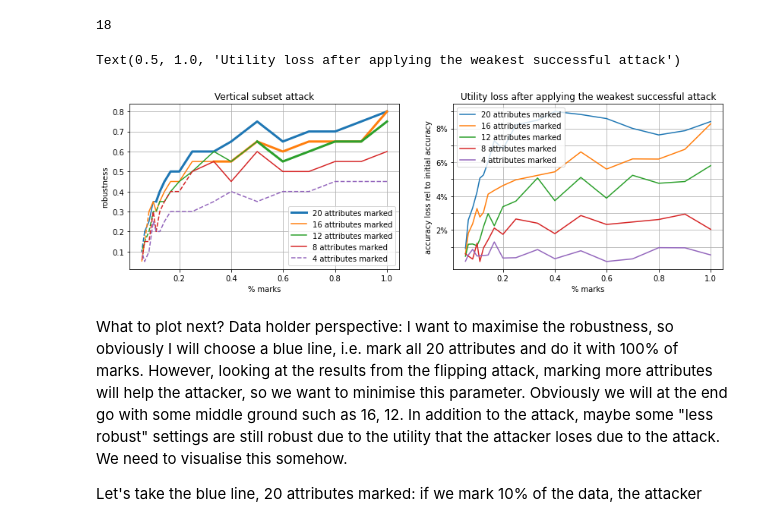
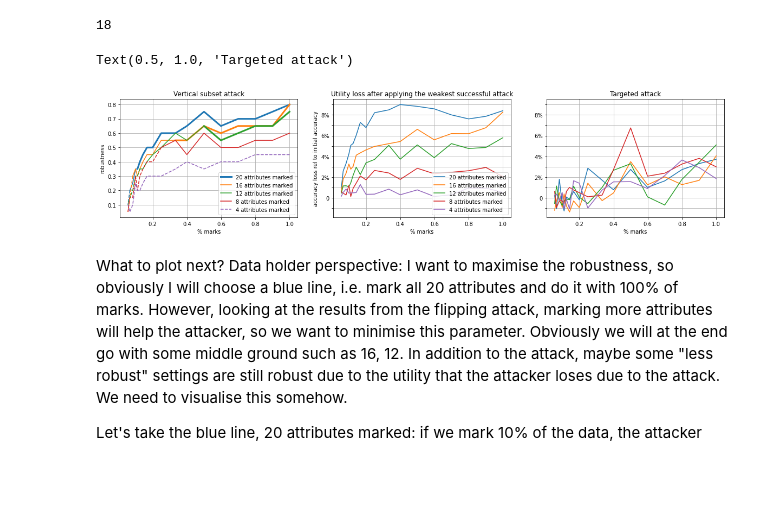
Before and after one commit to tanjascats/fingerprinting-toolbox, a Jupyter notebook: parameter_guidelines/UNECE_meeting/UNECE meeting 2021.ipynb, the cells around one changed output. Cells and saved outputs as stored; diff of their text form; code cells hidden in the pictures; blank space fills up the shorter version.

Commit message:
results from adapted horizontal (undersampling) and vertical (feat selection) attacks

```diff
--- a/parameter_guidelines/UNECE_meeting/UNECE meeting 2021.ipynb
+++ b/parameter_guidelines/UNECE_meeting/UNECE meeting 2021.ipynb
@@ -22,7 +22,7 @@ colors = prop_cycle.by_key()['color']
 ## Vertical subset attack
 # %%
 # load robustness results
-with open('parameter_guidelines/evaluation/german_credit/robustness_vertical_universal_c95_e100.pickle', 'rb') as infile:
+with open('parameter_guidelines/evaluation/german_credit/robustness_vertical_universal_c95_fpattr20_e100.pickle', 'rb') as infile:
     robustness_vertical_20attr = pickle.load(infile)
 with open('parameter_guidelines/evaluation/german_credit/robustness_vertical_universal_c95_fpattr16_e100.pickle', 'rb') as infile:
     robustness_vertical_16attr = pickle.load(infile)
@@ -36,7 +36,7 @@ with open('parameter_guidelines/evaluation/german_credit/robustness_vertical_uni
 # load utility results
 with open('parameter_guidelines/evaluation/german_credit/utility_ml_baseline.pickle', 'rb') as infile:
     utility_ml_baseline = pickle.load(infile)
-with open('parameter_guidelines/evaluation/german_credit/utility_fp_gb_e80.pickle', 'rb') as infile:
+with open('parameter_guidelines/evaluation/german_credit/utility_fp_gb_fpattr20_e80.pickle', 'rb') as infile:
     utility_fp_gb_e80 = pickle.load(infile)
 with open('parameter_guidelines/evaluation/german_credit/utility_fp_gb_fpattr16_e80.pickle', 'rb') as infile:
     utility_fp_gb_fpattr16_e80 = pickle.load(infile)
@@ -114,6 +126,23 @@ attack_utility_loss_fp_attr8_mean = [abs(np.mean([np.mean(util) for util in atta
 attack_utility_loss_fp_attr4_mean = [abs(np.mean([np.mean(util) for util in attack_utility_loss_fp_attr4[gamma]]))*100 for gamma in
                                       attack_utility_loss_fp_attr4]
 utility_loss_x = [1, 0.5, 0.3333, 0.25, 0.2, 0.1667, 0.14285714, 0.125, 0.11111111, 0.1, 0.08333333, 0.06666667, 0.05555556]
+# %%
+# prep for plotting
+targeted_attack_utility_loss_attr20_mean=[]
+for gamma in targeted_attack_utility_loss_attr20:
+    targeted_attack_utility_loss_attr20_mean.append(100*np.mean(targeted_attack_utility_loss_attr20[gamma]))
+targeted_attack_utility_loss_attr16_mean=[]
+for gamma in targeted_attack_utility_loss_attr16:
+    targeted_attack_utility_loss_attr16_mean.append(100*np.mean(targeted_attack_utility_loss_attr16[gamma]))
+targeted_attack_utility_loss_attr12_mean=[]
+for gamma in targeted_attack_utility_loss_attr12:
+    targeted_attack_utility_loss_attr12_mean.append(100*np.mean(targeted_attack_utility_loss_attr12[gamma]))
+targeted_attack_utility_loss_attr8_mean=[]
+for gamma in targeted_attack_utility_loss_attr8:
+    targeted_attack_utility_loss_attr8_mean.append(100*np.mean(targeted_attack_utility_loss_attr8[gamma]))
+targeted_attack_utility_loss_attr4_mean=[]
+for gamma in targeted_attack_utility_loss_attr4:
+    targeted_attack_utility_loss_attr4_mean.append(100*np.mean(targeted_attack_utility_loss_attr4[gamma]))
 # %%
 attack_utility_loss_fp_attr16_mean
 # %% [output]
@@ -145,7 +174,7 @@ len(robustness_vertical_x)
 
 #plt.plot(horizontal_x, utility_line, color='#ffabab', label='attacker loses >2% of acc')#
 #plt.fill_between(horizontal_x, [0.81 for i in horizontal_x], utility_line, color='#ffabab')
-fig, axs = plt.subplots(1,2, figsize=(14,4))
+fig, axs = plt.subplots(1,3, figsize=(20,4))
 
 # ROBUSTNESS PLOT
 axs[0].plot(robustness_vertical_x[16:], list(robustness_vertical_20attr_y)[16:], '--', color=colors[0])
@@ -175,37 +204,51 @@ axs[0].set_title('Vertical subset attack')
 #axs[1].plot(robustness_vertical_x, utility_fp_gb_avg_y, label='20 attributes marked')
 #axs[1].plot(robustness_vertical_x, utility_fp_gb_e80_avg_y, label='20 attributes marked')
 #axs[1].plot(robustness_vertical_x, utility_fp_gb_fpattr16_e80_avg_y, label='16 attributes marked')
 #axs[1].plot(robustness_vertical_x, utility_fp_gb_fpattr12_e80_avg_y, label='12 attributes marked')
 #axs[1].plot(robustness_vertical_x, utility_fp_gb_fpattr8_e80_avg_y, label='8 attributes marked')
 #axs[1].plot(robustness_vertical_x, utility_fp_gb_fpattr4_e80_avg_y, label='4 attributes marked')
 
 
 
 #axs[1].plot(robustness_vertical_x, gb_baseline_y, label='GB baseline')
 
 #axs[1].set_xlabel('% marks')
 #axs[1].set_ylabel('accuracy')
 #axs[1].legend()
 #axs[1].grid()
 #axs[1].set_title('Utility loss due to the fingerprint')
 
 # ATTACK UTILITY LOSS PLOT
 axs[1].plot(robustness_vertical_x, attack_utility_loss_fp_attr20_mean, label='20 attributes marked')
 axs[1].plot(robustness_vertical_x, attack_utility_loss_fp_attr16_mean, label='16 attributes marked')
 axs[1].plot(robustness_vertical_x, attack_utility_loss_fp_attr12_mean, label='12 attributes marked')
 axs[1].plot(robustness_vertical_x, attack_utility_loss_fp_attr8_mean, label='8 attributes marked')
 axs[1].plot(robustness_vertical_x, attack_utility_loss_fp_attr4_mean, label='4 attributes marked')
 
-axs[1].set_yticks([1,2,3,4,5,6,7,8,9])
-axs[1].set_yticklabels(['','2%','', '4%','','6%','', '8%',''])
+axs[1].set_yticks([-1,0,1,2,3,4,5,6,7,8,9])
+axs[1].set_yticklabels(['','0','','2%','', '4%','','6%','', '8%',''])
 axs[1].set_xlabel('% marks')
 axs[1].set_ylabel('accuracy loss rel to initial accuracy')
 axs[1].legend()
 axs[1].grid()
 axs[1].set_title('Utility loss after applying the weakest successful attack')
+
+axs[2].get_shared_y_axes().join(axs[1], axs[2])
+axs[2].plot(robustness_vertical_x, targeted_attack_utility_loss_attr20_mean)
+axs[2].plot(robustness_vertical_x, targeted_attack_utility_loss_attr16_mean)
+axs[2].plot(robustness_vertical_x, targeted_attack_utility_loss_attr12_mean)
+axs[2].plot(robustness_vertical_x, targeted_attack_utility_loss_attr8_mean)
+axs[2].plot(robustness_vertical_x, targeted_attack_utility_loss_attr4_mean)
+
+
+axs[2].set_yticks([-1,0,1,2,3,4,5,6,7,8,9])
+axs[2].set_yticklabels(['','0','','2%','', '4%','','6%','', '8%',''])
+axs[2].set_xlabel('% marks')
+axs[2].grid()
+axs[2].set_title('Targeted attack')
 # %% [output]
-Text(0.5, 1.0, 'Utility loss after applying the weakest successful attack')
+Text(0.5, 1.0, 'Targeted attack')
-[figure, old version]
+[figure, new version]
 # %% [markdown]
 What to plot next?
 Data holder perspective: I want to maximise the robustness, so obviously I will choose a blue line, i.e. mark all 20 attributes and do it with 100% of marks. However, looking at the results from the flipping attack, marking more attributes will help the attacker, so we want to minimise this parameter. Obviously we will at the end go with some middle ground such as 16, 12.
```
Also changed, not shown: parts of 7 cells of this notebook, 36 other files.
